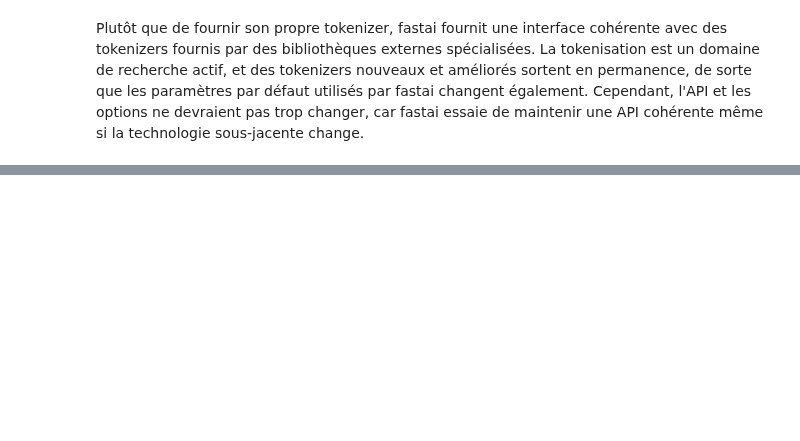
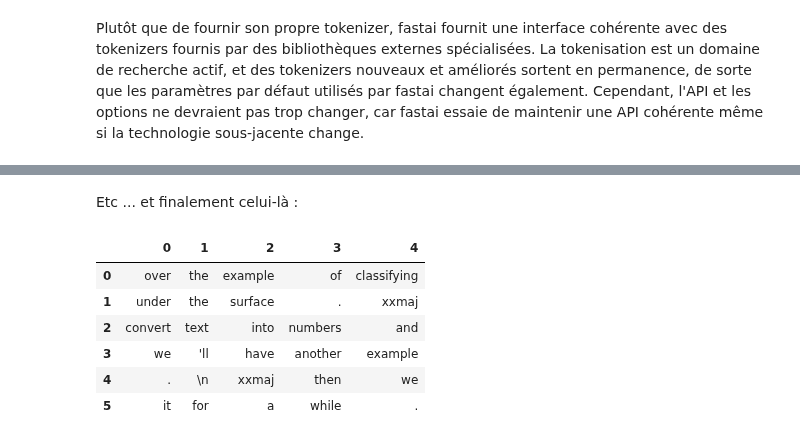
Before and after one commit to laurentprudhon/cours-deeplearning-2020, a Jupyter notebook: notebooks/08_nlp.ipynb, the cells around one changed output, grey strips where cells are left out. Cells and saved outputs as stored; diff of their text form; code cells hidden in the pictures; blank space fills up the shorter version.

```diff
--- a/notebooks/08_nlp.ipynb
+++ b/notebooks/08_nlp.ipynb
@@ -147,5 +292,15 @@ display(HTML(df.to_html(index=False,header=None)))
+# %% [markdown]
+Etc ... et finalement celui-là :
 # %%
 bs,seq_len = 6,5
 d_tokens = np.array([tokens[i*15+10:i*15+15] for i in range(bs)])
 df = pd.DataFrame(d_tokens)
-display(HTML(df.to_html(index=False,header=None)))
+df
+# %% [output]
+|  | 0 | 1 | 2 | 3 | 4 |
+| 0 | over | the | example | of | classifying |
+| 1 | under | the | surface | . | xxmaj |
+| 2 | convert | text | into | numbers | and |
+| 3 | we | 'll | have | another | example |
+| 4 | . | \n | xxmaj | then | we |
+| 5 | it | for | a | while | . |
```
Also changed, not shown: parts of 99 cells of this notebook.
